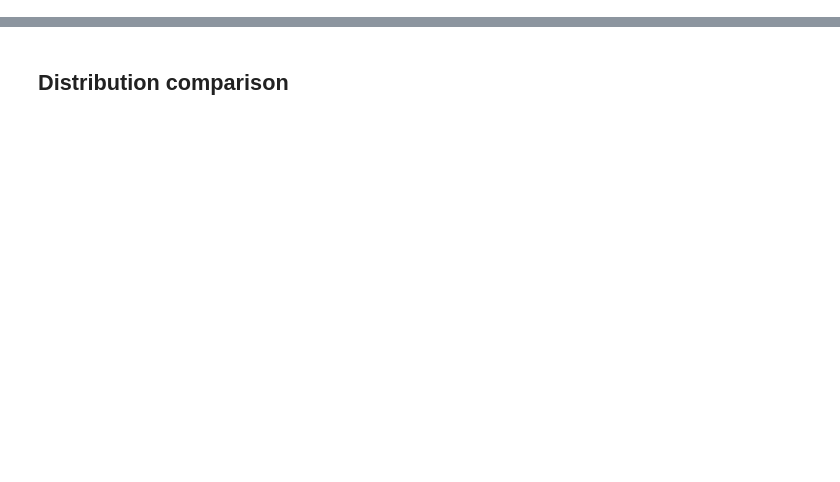
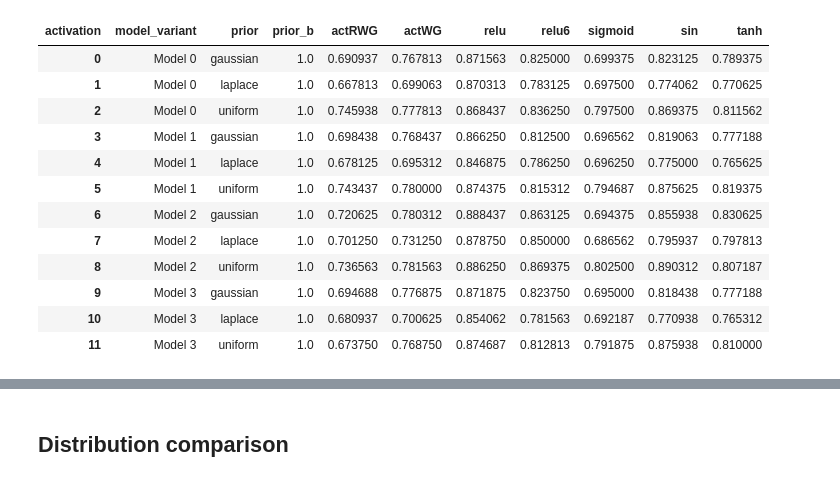
Before and after one commit to putawararevalda/bnnexperimentation, a Jupyter notebook: shipsnet_train_analysis_new_uniform.ipynb, the cells around one changed output, grey strips where cells are left out. Drawn from its saved outputs; the diff is of its cells as text; code cells hidden in the pictures; blank space fills up the shorter version.

```diff
--- a/shipsnet_train_analysis_new_uniform.ipynb
+++ b/shipsnet_train_analysis_new_uniform.ipynb
@@ -6,0 +280,28 @@ train_results_dir = os.path.join('results_shipsnet_new_uniform',model_to_check)
+# %%
+#pivot the dataframe, the columns represents the activation function, the index is the [model_variant, activation, prior, prior_b]
+all_model_best_acc_df_pivot = all_model_best_acc_df_pivot = all_model_best_train_acc_df[all_model_best_train_acc_df['prior_b']==1]
+all_model_best_acc_df_pivot = all_model_best_acc_df_pivot.pivot_table(index=['model_variant', 'prior', 'prior_b'], columns='activation', values='best_acc')
+all_model_best_acc_df_pivot = all_model_best_acc_df_pivot.reset_index()
+# rename the model variant with a mapping that I give
+all_model_best_acc_df_pivot['model_variant'] = all_model_best_acc_df_pivot['model_variant'].map({
+    'results_shipsnet_v02_00': 'Model 0',
+    'results_shipsnet_v02_01': 'Model 1',
+    'results_shipsnet_v02_02': 'Model 2',
+    'results_shipsnet_v02_03': 'Model 3'
+})
+
+all_model_best_acc_df_pivot
+# %% [output]
+| activation | model_variant | prior | prior_b | actRWG | actWG | relu | relu6 | sigmoid | sin | tanh |
+| 0 | Model 0 | gaussian | 1.0 | 0.690937 | 0.767813 | 0.871563 | 0.825000 | 0.699375 | 0.823125 | 0.789375 |
+| 1 | Model 0 | laplace | 1.0 | 0.667813 | 0.699063 | 0.870313 | 0.783125 | 0.697500 | 0.774062 | 0.770625 |
+| 2 | Model 0 | uniform | 1.0 | 0.745938 | 0.777813 | 0.868437 | 0.836250 | 0.797500 | 0.869375 | 0.811562 |
+| 3 | Model 1 | gaussian | 1.0 | 0.698438 | 0.768437 | 0.866250 | 0.812500 | 0.696562 | 0.819063 | 0.777188 |
+| 4 | Model 1 | laplace | 1.0 | 0.678125 | 0.695312 | 0.846875 | 0.786250 | 0.696250 | 0.775000 | 0.765625 |
+| 5 | Model 1 | uniform | 1.0 | 0.743437 | 0.780000 | 0.874375 | 0.815312 | 0.794687 | 0.875625 | 0.819375 |
+| 6 | Model 2 | gaussian | 1.0 | 0.720625 | 0.780312 | 0.888437 | 0.863125 | 0.694375 | 0.855938 | 0.830625 |
+| 7 | Model 2 | laplace | 1.0 | 0.701250 | 0.731250 | 0.878750 | 0.850000 | 0.686562 | 0.795937 | 0.797813 |
+| 8 | Model 2 | uniform | 1.0 | 0.736563 | 0.781563 | 0.886250 | 0.869375 | 0.802500 | 0.890312 | 0.807187 |
+| 9 | Model 3 | gaussian | 1.0 | 0.694688 | 0.776875 | 0.871875 | 0.823750 | 0.695000 | 0.818438 | 0.777188 |
+| 10 | Model 3 | laplace | 1.0 | 0.680937 | 0.700625 | 0.854062 | 0.781563 | 0.692187 | 0.770938 | 0.765312 |
+| 11 | Model 3 | uniform | 1.0 | 0.673750 | 0.768750 | 0.874687 | 0.812813 | 0.791875 | 0.875938 | 0.810000 |
```
Also changed, not shown: parts of 43 cells of this notebook, 5 other files.
